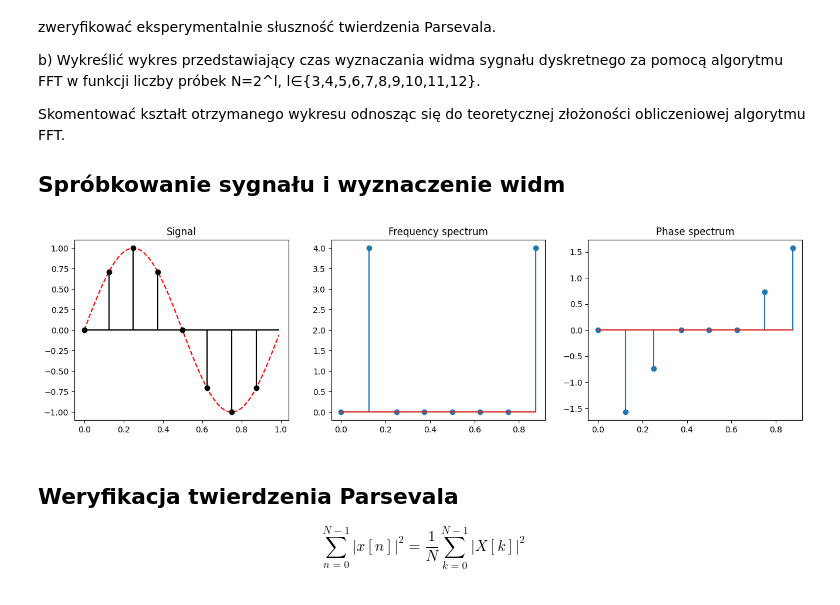
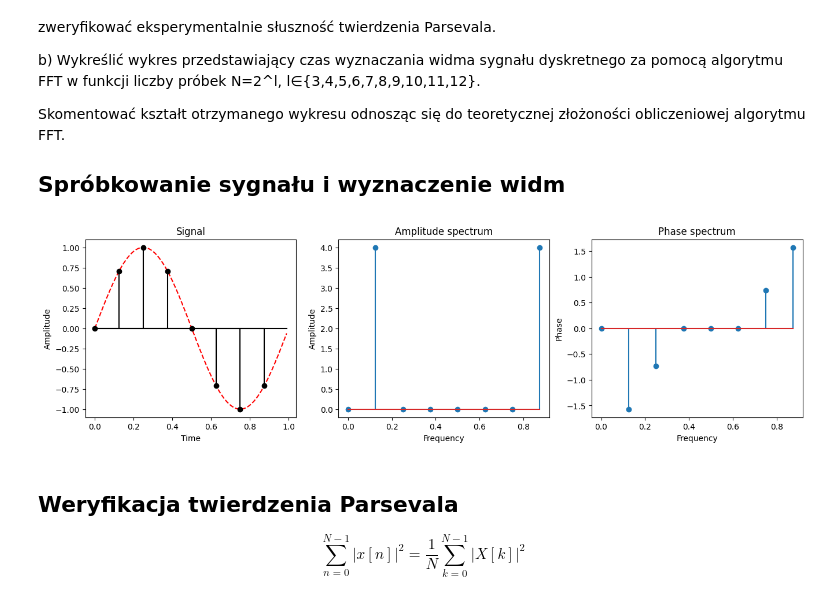
Before and after one commit to aszokalski/WMM, a Jupyter notebook: lab1/lab1.ipynb, the cells around one changed output. Saved outputs shown, nothing was run; the diff lists cells and outputs as text; code cells hidden in the pictures.

```diff
--- a/lab1/lab1.ipynb
+++ b/lab1/lab1.ipynb
@@ -40,33 +40,39 @@ Skomentować kształt otrzymanego wykresu odnosząc się do teoretycznej złożo
 # %%
 N = 8
 sin, period = make_signal(
     function=np.sin,
     pulsation=2 * np.pi
 )
 
 samples, probing_signal, buckets = sample_signal(sin, period, N)
 spectrum = np.fft.fft(samples)
 freq_spectrum = np.abs(spectrum)
 phase_spectrum = np.angle(spectrum)
 
 X_cont = np.arange(0, period, 0.01)
 
 _, ax = plt.subplots(1, 3, figsize=(16, 4))
 
 ax[0].plot(X_cont, sin(X_cont), "--", color="red")
 ax[0].stem(probing_signal, samples, linefmt='k-', markerfmt='o', basefmt='k-')
 ax[0].plot(X_cont, np.zeros(X_cont.shape), color="black")  # line
+ax[0].set_xlabel("Time")
+ax[0].set_ylabel("Amplitude")
 ax[0].set_title("Signal")
 
 ax[1].stem(buckets, freq_spectrum)
-ax[1].set_title("Frequency spectrum")
+ax[1].set_title("Amplitude spectrum")
+ax[1].set_xlabel("Frequency")
+ax[1].set_ylabel("Amplitude")
 
 ax[2].stem(buckets, phase_spectrum)
 ax[2].set_title("Phase spectrum")
+ax[2].set_xlabel("Frequency")
+ax[2].set_ylabel("Phase")
 
 plt.show()
 # %% [output]
-[figure, old version]
+[figure, new version]
 # %% [markdown]
 ## Weryfikacja twierdzenia Parsevala
 $$ \sum_{n=0}^{N-1} |x[n]|^2 = \frac{1}{N} \sum_{k=0}^{N-1} |X[k]|^2 $$
```
Also changed, not shown: parts of 7 cells of this notebook.
